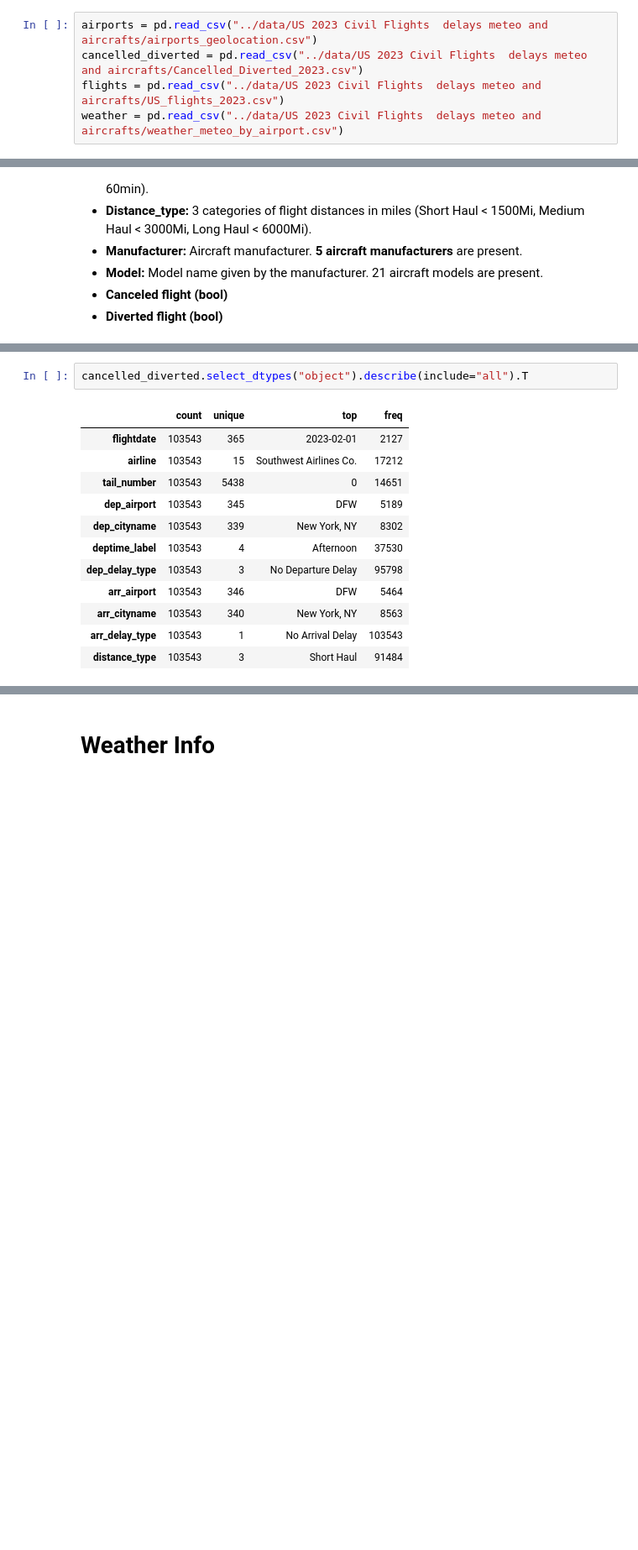
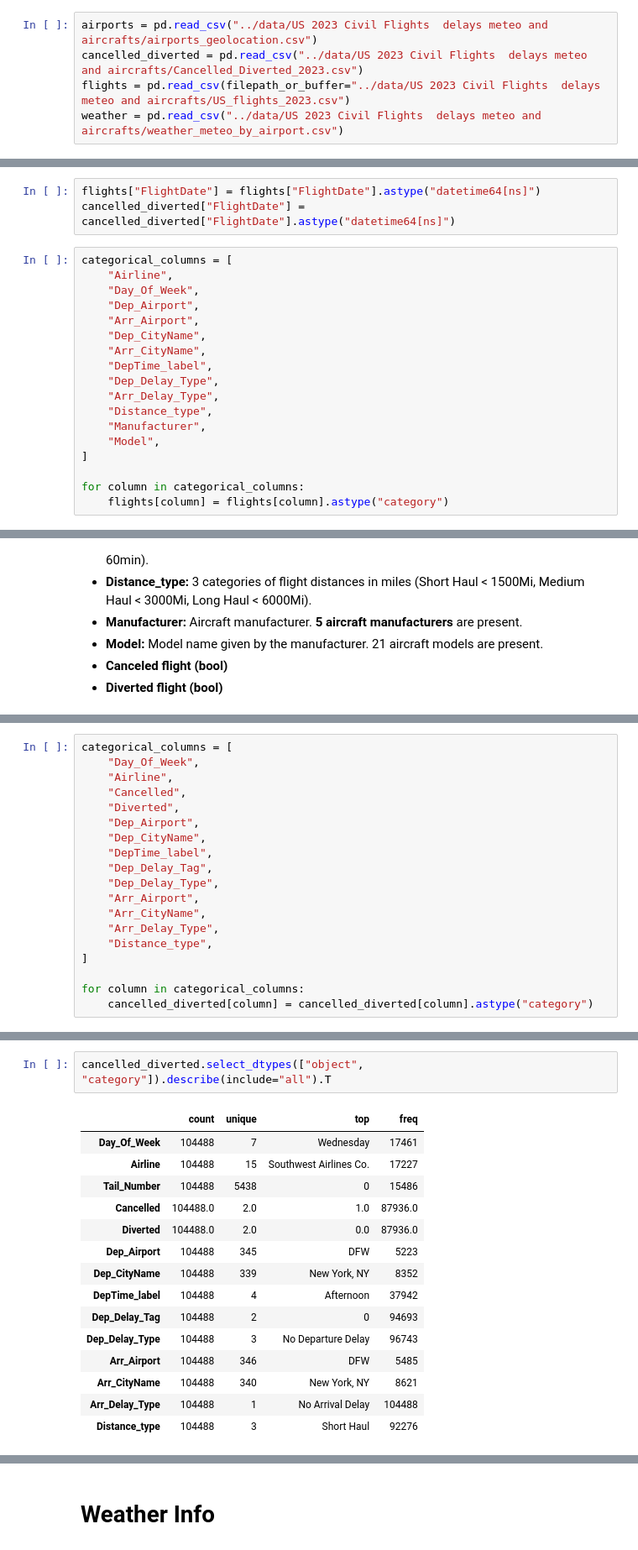
Before and after one commit to Khaled-Abdelhamid/Almadrasa-course-codes, a Jupyter notebook: introduction to Data analytics/Module 2 - Exploratory data analysis and data wrangling/data_wrangling_flight_dataset.ipynb, the cells around one changed output, grey strips where cells are left out. Shown: that part at 84% size. Drawn from its saved outputs; the diff is of its cells as text; blank space fills up the shorter version.

```diff
--- a/introduction to Data analytics/Module 2 - Exploratory data analysis and data wrangling/data_wrangling_flight_dataset.ipynb
+++ b/introduction to Data analytics/Module 2 - Exploratory data analysis and data wrangling/data_wrangling_flight_dataset.ipynb
@@ -6,7 +6,7 @@ tqdm.pandas()
 # %%
 airports = pd.read_csv("../data/US 2023 Civil Flights  delays meteo and aircrafts/airports_geolocation.csv")
 cancelled_diverted = pd.read_csv("../data/US 2023 Civil Flights  delays meteo and aircrafts/Cancelled_Diverted_2023.csv")
-flights = pd.read_csv("../data/US 2023 Civil Flights  delays meteo and aircrafts/US_flights_2023.csv")
+flights = pd.read_csv(filepath_or_buffer="../data/US 2023 Civil Flights  delays meteo and aircrafts/US_flights_2023.csv")
 weather = pd.read_csv("../data/US 2023 Civil Flights  delays meteo and aircrafts/weather_meteo_by_airport.csv")
 # %% [markdown]
 # TO DO
@@ -66,0 +100,21 @@ memory usage: 1.3+ GB
+# %%
+flights["FlightDate"] = flights["FlightDate"].astype("datetime64[ns]")
+cancelled_diverted["FlightDate"] = cancelled_diverted["FlightDate"].astype("datetime64[ns]")
+# %%
+categorical_columns = [
+    "Airline",
+    "Day_Of_Week",
+    "Dep_Airport",
+    "Arr_Airport",
+    "Dep_CityName",
+    "Arr_CityName",
+    "DepTime_label",
+    "Dep_Delay_Type",
+    "Arr_Delay_Type",
+    "Distance_type",
+    "Manufacturer",
+    "Model",
+]
+
+for column in categorical_columns:
+    flights[column] = flights[column].astype("category")
@@ -158,3 +253,22 @@ memory usage: 19.0+ MB
+# %%
+categorical_columns = [
+    "Day_Of_Week",
+    "Airline",
+    "Cancelled",
+    "Diverted",
+    "Dep_Airport",
+    "Dep_CityName",
+    "DepTime_label",
+    "Dep_Delay_Tag",
+    "Dep_Delay_Type",
+    "Arr_Airport",
+    "Arr_CityName",
+    "Arr_Delay_Type",
+    "Distance_type",
+]
+
+for column in categorical_columns:
+    cancelled_diverted[column] = cancelled_diverted[column].astype("category")
 # %%
 cancelled_diverted.sample(5)
 # %% [output]
@@ -168,18 +293,21 @@ cancelled_diverted.sample(5)
 # %%
-cancelled_diverted.select_dtypes("object").describe(include="all").T
+cancelled_diverted.select_dtypes(["object", "category"]).describe(include="all").T
 # %% [output]
 |  | count | unique | top | freq |
-| flightdate | 103543 | 365 | 2023-02-01 | 2127 |
-| airline | 103543 | 15 | Southwest Airlines Co. | 17212 |
-| tail_number | 103543 | 5438 | 0 | 14651 |
-| dep_airport | 103543 | 345 | DFW | 5189 |
-| dep_cityname | 103543 | 339 | New York, NY | 8302 |
-| deptime_label | 103543 | 4 | Afternoon | 37530 |
-| dep_delay_type | 103543 | 3 | No Departure Delay | 95798 |
-| arr_airport | 103543 | 346 | DFW | 5464 |
-| arr_cityname | 103543 | 340 | New York, NY | 8563 |
-| arr_delay_type | 103543 | 1 | No Arrival Delay | 103543 |
-| distance_type | 103543 | 3 | Short Haul | 91484 |
+| Day_Of_Week | 104488 | 7 | Wednesday | 17461 |
+| Airline | 104488 | 15 | Southwest Airlines Co. | 17227 |
+| Tail_Number | 104488 | 5438 | 0 | 15486 |
+| Cancelled | 104488.0 | 2.0 | 1.0 | 87936.0 |
+| Diverted | 104488.0 | 2.0 | 0.0 | 87936.0 |
+| Dep_Airport | 104488 | 345 | DFW | 5223 |
+| Dep_CityName | 104488 | 339 | New York, NY | 8352 |
+| DepTime_label | 104488 | 4 | Afternoon | 37942 |
+| Dep_Delay_Tag | 104488 | 2 | 0 | 94693 |
+| Dep_Delay_Type | 104488 | 3 | No Departure Delay | 96743 |
+| Arr_Airport | 104488 | 346 | DFW | 5485 |
+| Arr_CityName | 104488 | 340 | New York, NY | 8621 |
+| Arr_Delay_Type | 104488 | 1 | No Arrival Delay | 104488 |
+| Distance_type | 104488 | 3 | Short Haul | 92276 |
 # %%
 cancelled_diverted.describe().T
 # %% [output]
```
Also changed, not shown: parts of 35 cells of this notebook, 22 other files.
